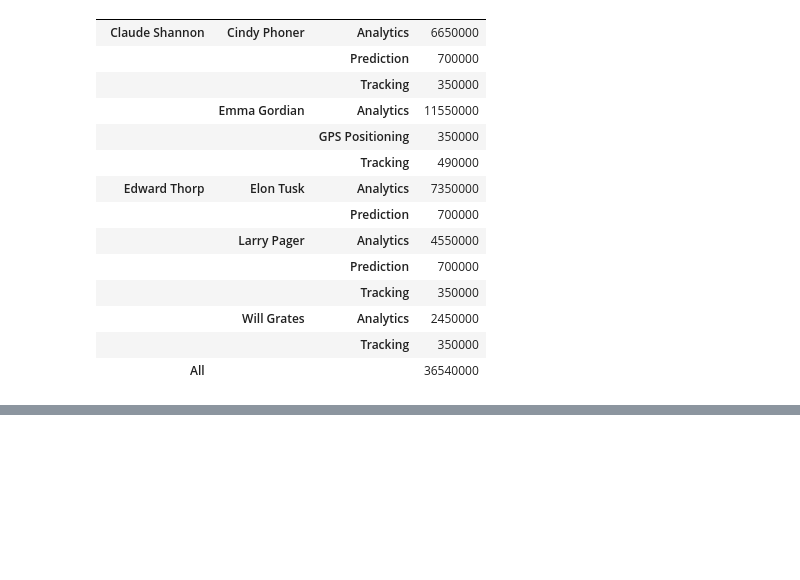
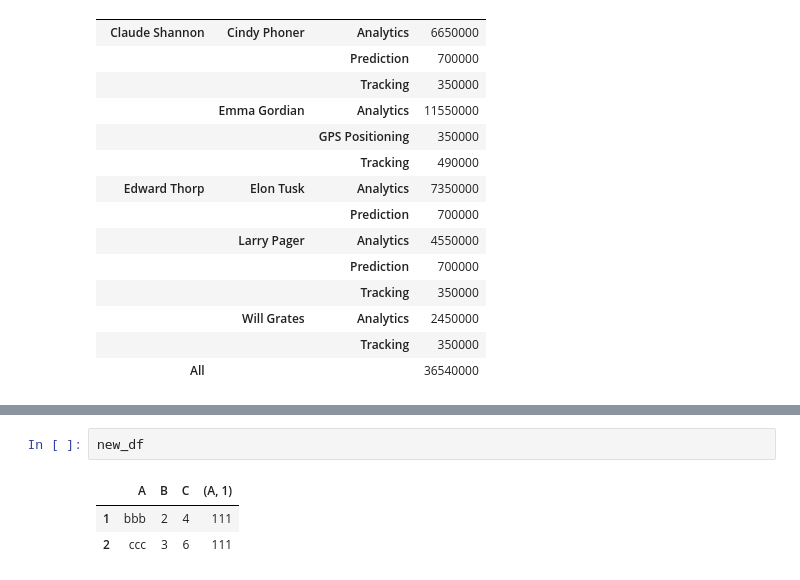
Before and after one commit to luiul/statistics-meets-logistics, a Jupyter notebook: prep-pandas/pandas-merge.ipynb, the cells around one changed output, grey strips where cells are left out. Drawn from its saved outputs; the diff is of its cells as text; blank space fills up the shorter version.

```diff
--- a/prep-pandas/pandas-merge.ipynb
+++ b/prep-pandas/pandas-merge.ipynb
@@ -3242,0 +3294,6 @@ df.groupby(['Account Manager','Contact','Product']).describe().drop(['Account Nu
+# %%
+new_df
+# %% [output]
+|  | A | B | C | (A, 1) |
+| 1 | bbb | 2 | 4 | 111 |
+| 2 | ccc | 3 | 6 | 111 |
```
Also changed, not shown: parts of 13 cells of this notebook, 18 other files.
